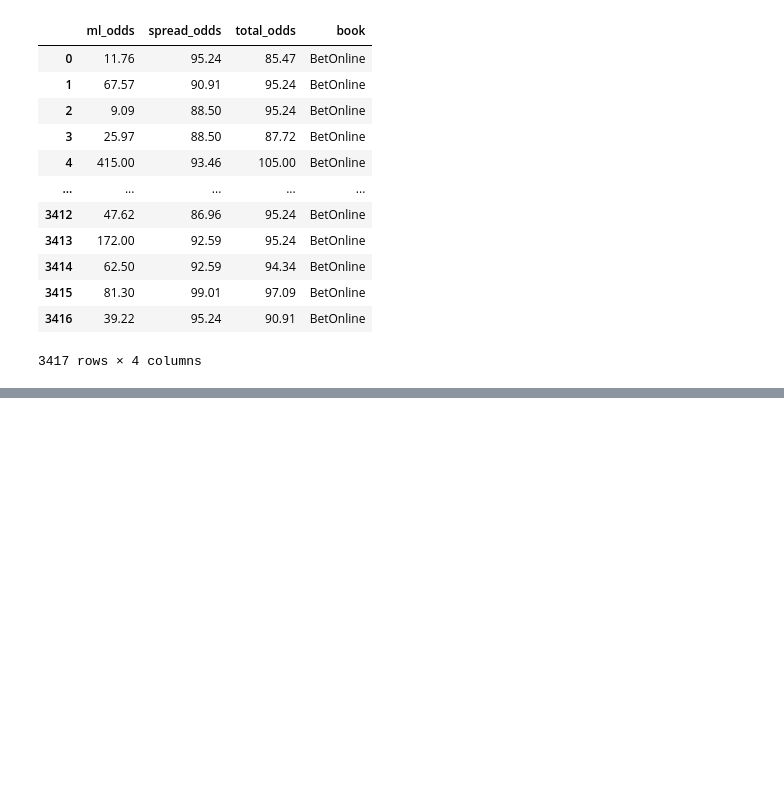
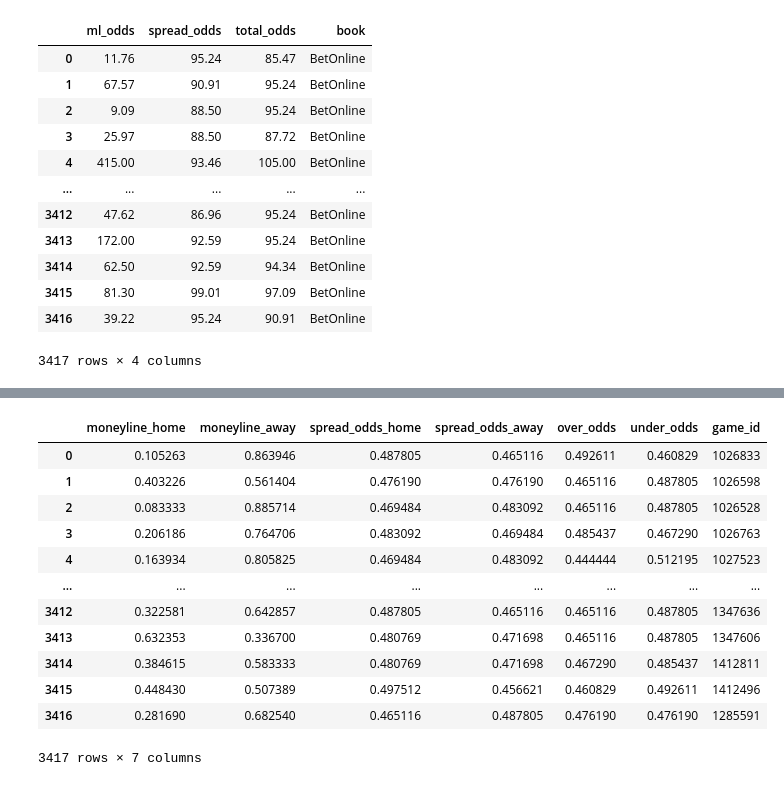
Before and after one commit to kyle-rgb/NBA_Sportsbook_Project, a Jupyter notebook: notebooks/Modeling.ipynb, the cells around one changed output, grey strips where cells are left out. Saved outputs shown, nothing was run; the diff lists cells and outputs as text; code cells hidden in the pictures; blank space fills up the shorter version.

```diff
--- a/notebooks/Modeling.ipynb
+++ b/notebooks/Modeling.ipynb
@@ -369,6 +369,13 @@ def oddsFlip(american_odds):
         return round((100/(abs(american_odds)))*100, 2)
     else:
         return american_odds
+# %%
+def oddsToProb(american_odds):
+    american_odds = float(american_odds)
+    if american_odds < 0:
+        return 100 / ((american_odds*-1) + 100)
+    else:
+        return american_odds / (american_odds + 100)
 # %%
 class ModelAnalyzer:
     def __init__(self, projections, markets, ground_truth, estimate, unit=100):
@@ -431,6 +438,7 @@ class ModelAnalyzer:
         mkt_comparison.ml_pick = mkt_comparison.ml_pick.apply(lambda x: "W" if x else "L")
         odds_df = mkt_comparison.loc[:, ["moneyline_home", "moneyline_away", "spread_odds_home", "spread_odds_away", "over_odds", "under_odds", "game_id"]]
         mkt_comparison = mkt_comparison.loc[:, ["spread_pick", "total_pick", "ml_pick", "game_id"]]
+        self.prob_matrix = odds_df.copy(deep=True)
         for col in [c for c in odds_df.columns if c != "game_id"]:
             odds_df[col] = odds_df[col].apply(oddsFlip)
         odds_matrix = pd.DataFrame()
@@ -438,6 +446,7 @@ class ModelAnalyzer:
         odds_matrix["spread_odds"] = np.where(mkt_comparison.spread_pick == "W", odds_df.spread_odds_home, odds_df.spread_odds_away)
         odds_matrix["total_odds"] = np.where(mkt_comparison.ml_pick == "O", odds_df.over_odds, odds_df.under_odds)
         odds_matrix["book"] = book
+        odds_matrix = odds_matrix.fillna(0)
         self.odds_matrix = odds_matrix
         [(mkt_comparison.spread_pick == "W"), (mkt_comparison.spread_pick == "L")]
         [(mkt_comparison.spread_pick == "O"), (mkt_comparison.spread_pick == "U")]
@@ -454,7 +463,6 @@ class ModelAnalyzer:
         self.winnings_matrix = pd.DataFrame()
         _odds = self.odds_matrix.query(f"book == '{book}'")
         for c in [x for x in _odds.columns if x != "book"]:
-            _odds[c] = _odds[c].fillna(0)
             _odds[c] = (_odds[c] / 100).astype("float32").apply(round, ndigits=4)
         _grades = self.graded_picks.query(f"book == '{book}'").loc[:, ["ml_pk", "spread_pk", "total_pk"]]
         for market in [m for m in _grades.columns]:
@@ -462,6 +470,11 @@ class ModelAnalyzer:
         self.winnings_matrix = self.winnings_matrix * self.unit
         self.winnings_matrix["book"] = book
         return self.winnings_matrix
+
+    def create_probability_matrix(self):
+        for col in [x for x in self.prob_matrix.columns if x != "game_id"]:
+            self.prob_matrix[col] = self.prob_matrix[col].apply(oddsToProb).astype("float32")
+        return self.prob_matrix
 # %%
 cls_mkt = open_and_closing_mkts.copy(deep=True)
 cls_ts = df_timeseries.copy(deep=True)
@@ -500,2 +525,18 @@ sample.create_winnings("BetOnline", 25).ml_winnings.sum()
+# %%
+sample.create_probability_matrix()
+# %% [output]
+|  | moneyline_home | moneyline_away | spread_odds_home | spread_odds_away | over_odds | under_odds | game_id |
+| 0 | 0.105263 | 0.863946 | 0.487805 | 0.465116 | 0.492611 | 0.460829 | 1026833 |
+| 1 | 0.403226 | 0.561404 | 0.476190 | 0.476190 | 0.465116 | 0.487805 | 1026598 |
+| 2 | 0.083333 | 0.885714 | 0.469484 | 0.483092 | 0.465116 | 0.487805 | 1026528 |
+| 3 | 0.206186 | 0.764706 | 0.483092 | 0.469484 | 0.485437 | 0.467290 | 1026763 |
+| 4 | 0.163934 | 0.805825 | 0.469484 | 0.483092 | 0.444444 | 0.512195 | 1027523 |
+| ... | ... | ... | ... | ... | ... | ... | ... |
+| 3412 | 0.322581 | 0.642857 | 0.487805 | 0.465116 | 0.465116 | 0.487805 | 1347636 |
+| 3413 | 0.632353 | 0.336700 | 0.480769 | 0.471698 | 0.465116 | 0.487805 | 1347606 |
+| 3414 | 0.384615 | 0.583333 | 0.480769 | 0.471698 | 0.467290 | 0.485437 | 1412811 |
+| 3415 | 0.448430 | 0.507389 | 0.497512 | 0.456621 | 0.460829 | 0.492611 | 1412496 |
+| 3416 | 0.281690 | 0.682540 | 0.465116 | 0.487805 | 0.476190 | 0.476190 | 1285591 |
+3417 rows × 7 columns
 # %%
 sampler = ModelAnalyzer(cls_proj, cls_mkt, cls_groundtruth, "m2")
```
Also changed, not shown: parts of 1 cell of this notebook, 20 other files.
